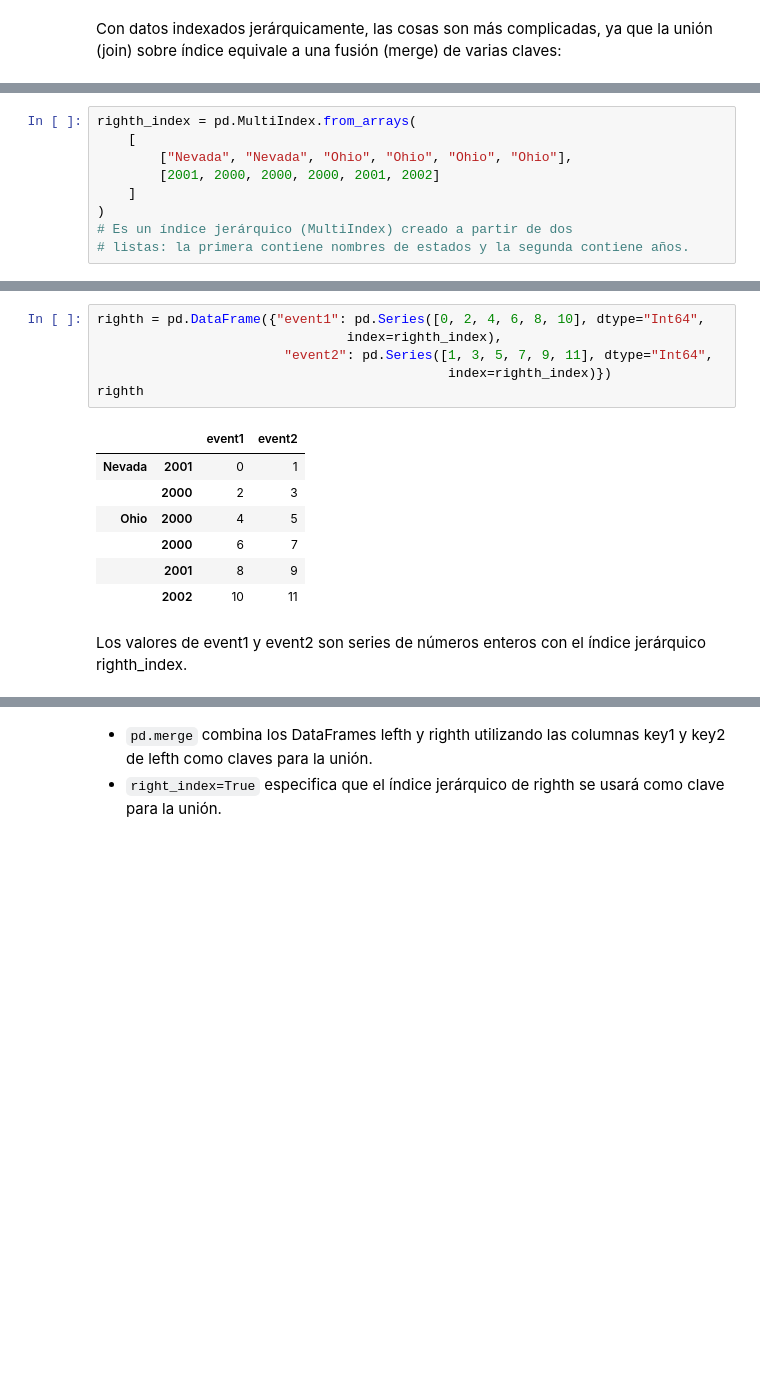
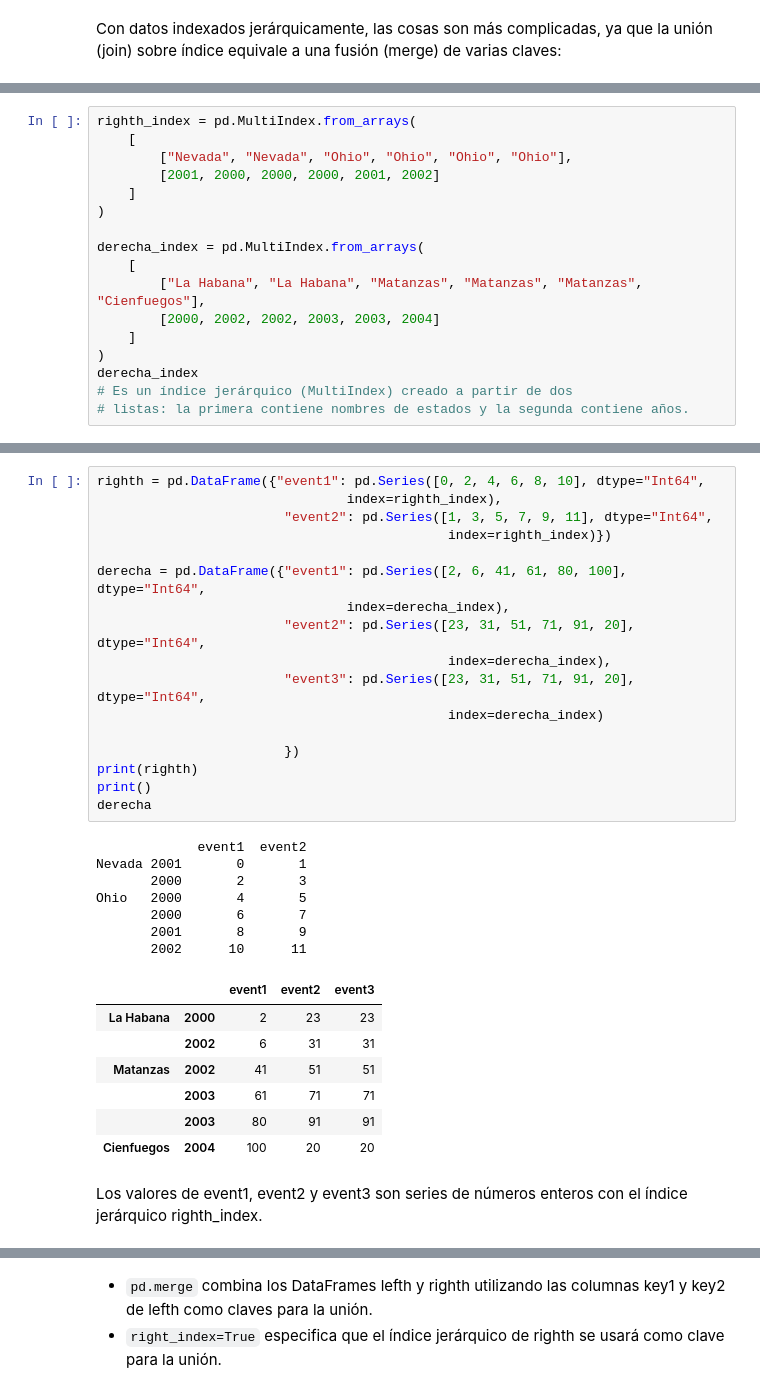
Before and after one commit to mizos0512/RPython, a Jupyter notebook: Notebooks/Clases/Wrangling-Merge.ipynb, the cells around one changed output, grey strips where cells are left out. Cells and saved outputs as stored; diff of their text form; blank space fills up the shorter version.

```diff
--- a/Notebooks/Clases/Wrangling-Merge.ipynb
+++ b/Notebooks/Clases/Wrangling-Merge.ipynb
@@ -1223,5 +1312,13 @@ righth_index = pd.MultiIndex.from_arrays(
         [2001, 2000, 2000, 2000, 2001, 2002]
     ]
 )
+
+derecha_index = pd.MultiIndex.from_arrays(
+    [
+        ["La Habana", "La Habana", "Matanzas", "Matanzas", "Matanzas", "Cienfuegos"],
+        [2000, 2002, 2002, 2003, 2003, 2004]
+    ]
+)
+derecha_index
 # Es un índice jerárquico (MultiIndex) creado a partir de dos
 # listas: la primera contiene nombres de estados y la segunda contiene años.
@@ -1228,17 +1333,35 @@ righth_index = pd.MultiIndex.from_arrays(
 # %%
 righth = pd.DataFrame({"event1": pd.Series([0, 2, 4, 6, 8, 10], dtype="Int64",
                                 index=righth_index),
                         "event2": pd.Series([1, 3, 5, 7, 9, 11], dtype="Int64",
                                              index=righth_index)})
-righth
+
+derecha = pd.DataFrame({"event1": pd.Series([2, 6, 41, 61, 80, 100], dtype="Int64",
+                                index=derecha_index),
+                        "event2": pd.Series([23, 31, 51, 71, 91, 20], dtype="Int64",
+                                             index=derecha_index),
+                        "event3": pd.Series([23, 31, 51, 71, 91, 20], dtype="Int64",
+                                             index=derecha_index)
+
+                        })
+print(righth)
+print()
+derecha
 # %% [output]
+             event1  event2
+Nevada 2001       0       1
+       2000       2       3
+Ohio   2000       4       5
+       2000       6       7
+       2001       8       9
+       2002      10      11
-|  |  | event1 | event2 |
-| Nevada | 2001 | 0 | 1 |
-|  | 2000 | 2 | 3 |
-| Ohio | 2000 | 4 | 5 |
-|  | 2000 | 6 | 7 |
-|  | 2001 | 8 | 9 |
-|  | 2002 | 10 | 11 |
+|  |  | event1 | event2 | event3 |
+| La Habana | 2000 | 2 | 23 | 23 |
+|  | 2002 | 6 | 31 | 31 |
+| Matanzas | 2002 | 41 | 51 | 51 |
+|  | 2003 | 61 | 71 | 71 |
+|  | 2003 | 80 | 91 | 91 |
+| Cienfuegos | 2004 | 100 | 20 | 20 |
 # %% [markdown]
-Los valores de event1 y event2 son series de números enteros con el índice jerárquico righth_index.
+Los valores de event1, event2 y event3 son series de números enteros con el índice jerárquico righth_index.
 # %%
```
Also changed, not shown: parts of 10 cells of this notebook.
